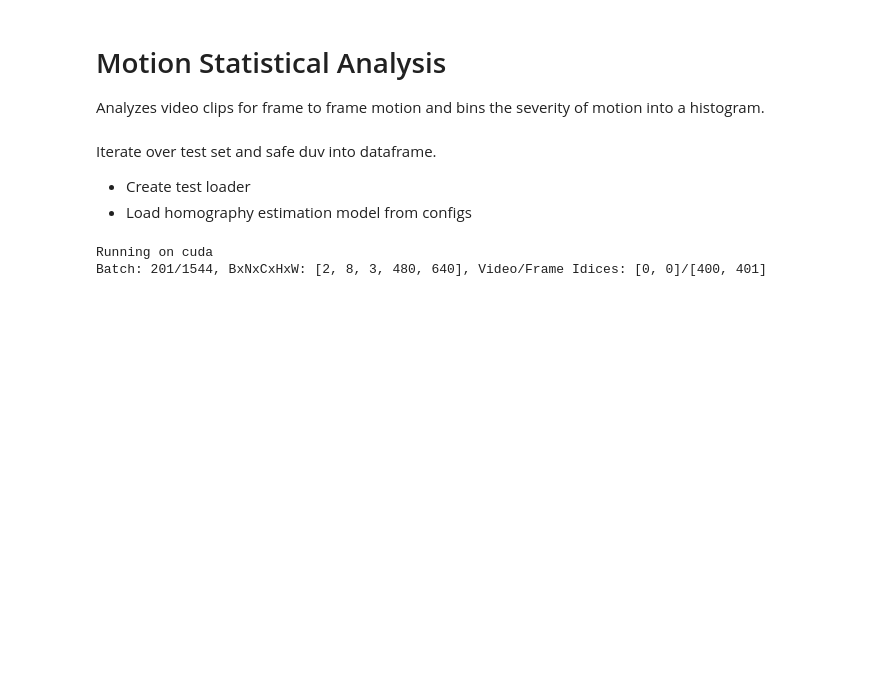
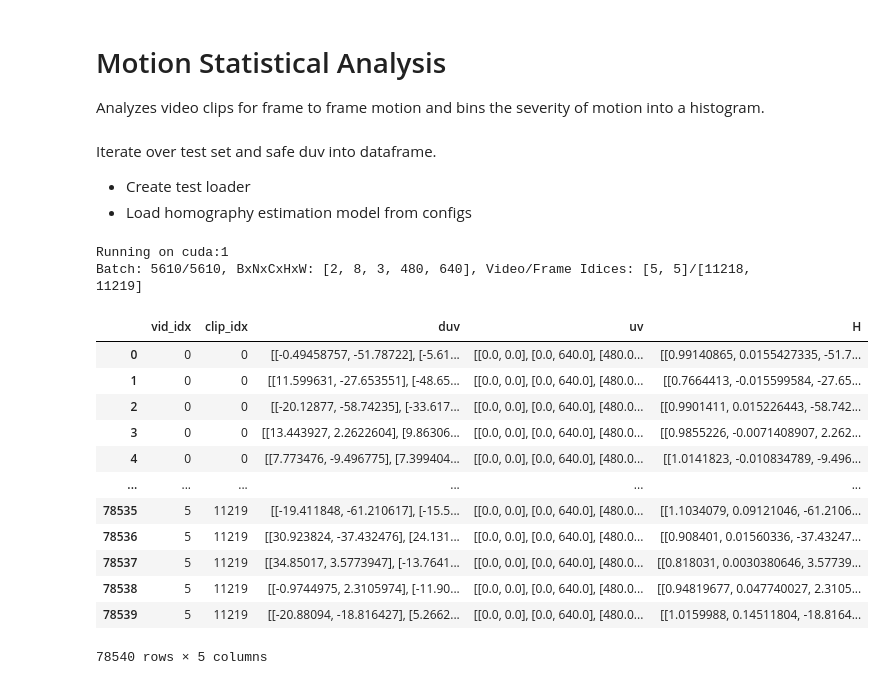
Before and after one commit to RViMLab/MICCAI2023-Camera-Motion-Prediction, a Jupyter notebook: notebooks/21_02_22_motion_statistical_analysis.ipynb, the cells around one changed output. Drawn from its saved outputs; the diff is of its cells as text; code cells hidden in the pictures; blank space fills up the shorter version.

```diff
--- a/notebooks/21_02_22_motion_statistical_analysis.ipynb
+++ b/notebooks/21_02_22_motion_statistical_analysis.ipynb
@@ -14,6 +14,9 @@ import torch
 from dotmap import DotMap
 from torch.utils.data import DataLoader
 from kornia import tensor_to_image, warp_perspective
+import sys
+
+sys.path.append('../')
 
 import lightning_modules
 from datasets import VideoDataset
@@ -23,7 +26,7 @@ from utils.processing import image_edges, four_point_homography_to_matrix, frame
 from utils.viz import yt_alpha_blend
 
 # iterate over test set and safe duv into dataframe
-server = 'local'
+server = 'rvim_server'
 servers = load_yaml('../configs/servers.yml')
 server = DotMap(servers[server])
 
@@ -46,7 +49,8 @@ configs['model']['homography_regression'] = {
 
 configs = DotMap(configs)
 
-meta_df = pd.read_pickle(os.path.join(server.configs.location, configs.data.meta_df))[configs.data.subset_length:configs.data.subset_length+2]
+n_vids = 6
+meta_df = pd.read_pickle(os.path.join(server.configs.location, configs.data.meta_df))[configs.data.subset_length:configs.data.subset_length+n_vids]
 meta_df.train = False  # artificially set to test set
 test_meta_df = meta_df[meta_df.train == False]
 test_video_paths = [os.path.join(server.database.location, row.database, row.file['path'], row.file['name']) for _, row in test_meta_df.iterrows()]
@@ -98,7 +102,7 @@ vid_dl = DataLoader(
 # load model
 device = 'cpu'
 if torch.cuda.is_available():
-    device = 'cuda'
+    device = 'cuda:1'
 print('Running on {}'.format(device))
 torch.set_grad_enabled(False)
 homography_regression = getattr(lightning_modules, configs.model.homography_regression.lightning_module).load_from_checkpoint(
@@ -140,35 +144,48 @@ for batch_idx, batch in enumerate(vid_dl):
     for sample_idx in range(batch_size):
         uvs = image_edges(frames_i[sample_idx])
         Hs = four_point_homography_to_matrix(uvs, duvs[sample_idx])
 
         # iterate sequence
         for duv, uv, H in zip(duvs[sample_idx], uvs, Hs):
             log = {
                 'vid_idx': vid_idc[sample_idx].cpu().item(),
                 'clip_idx': clip_idc[sample_idx].cpu().item(),
                 'duv': duv.cpu().numpy(),
                 'uv': uv.cpu().numpy(),
                 'H': H.cpu().numpy()
             }
 
             log_df = log_df.append(log, ignore_index=True)
 
 #         # viz
 #         wrps = warp_perspective(frames_i[sample_idx], torch.inverse(Hs), frames_i.shape[-2:])
 #         blends = yt_alpha_blend(frames_ips[sample_idx], wrps)
 
 #         for blend in blends:
 #             cv2.imshow('blend', tensor_to_image(blend))
 #             cv2.waitKey()
 
 # cv2.destroyAllWindows()
 
 # log results
 log_df.to_pickle('frame_to_frame_homography_regression.pkl')
 log_df
 # %% [output]
-Running on cuda
-Batch: 201/1544, BxNxCxHxW: [2, 8, 3, 480, 640], Video/Frame Idices: [0, 0]/[400, 401]
+Running on cuda:1
+Batch: 5610/5610, BxNxCxHxW: [2, 8, 3, 480, 640], Video/Frame Idices: [5, 5]/[11218, 11219]
+|  | vid_idx | clip_idx | duv | uv | H |
+| 0 | 0 | 0 | [[-0.49458757, -51.78722], [-5.61... | [[0.0, 0.0], [0.0, 640.0], [480.0... | [[0.99140865, 0.0155427335, -51.7... |
+| 1 | 0 | 0 | [[11.599631, -27.653551], [-48.65... | [[0.0, 0.0], [0.0, 640.0], [480.0... | [[0.7664413, -0.015599584, -27.65... |
+| 2 | 0 | 0 | [[-20.12877, -58.74235], [-33.617... | [[0.0, 0.0], [0.0, 640.0], [480.0... | [[0.9901411, 0.015226443, -58.742... |
+| 3 | 0 | 0 | [[13.443927, 2.2622604], [9.86306... | [[0.0, 0.0], [0.0, 640.0], [480.0... | [[0.9855226, -0.0071408907, 2.262... |
+| 4 | 0 | 0 | [[7.773476, -9.496775], [7.399404... | [[0.0, 0.0], [0.0, 640.0], [480.0... | [[1.0141823, -0.010834789, -9.496... |
+| ... | ... | ... | ... | ... | ... |
+| 78535 | 5 | 11219 | [[-19.411848, -61.210617], [-15.5... | [[0.0, 0.0], [0.0, 640.0], [480.0... | [[1.1034079, 0.09121046, -61.2106... |
+| 78536 | 5 | 11219 | [[30.923824, -37.432476], [24.131... | [[0.0, 0.0], [0.0, 640.0], [480.0... | [[0.908401, 0.01560336, -37.43247... |
+| 78537 | 5 | 11219 | [[34.85017, 3.5773947], [-13.7641... | [[0.0, 0.0], [0.0, 640.0], [480.0... | [[0.818031, 0.0030380646, 3.57739... |
+| 78538 | 5 | 11219 | [[-0.9744975, 2.3105974], [-11.90... | [[0.0, 0.0], [0.0, 640.0], [480.0... | [[0.94819677, 0.047740027, 2.3105... |
+| 78539 | 5 | 11219 | [[-20.88094, -18.816427], [5.2662... | [[0.0, 0.0], [0.0, 640.0], [480.0... | [[1.0159988, 0.14511804, -18.8164... |
+78540 rows × 5 columns
 # %%
 import pandas as pd
 import numpy as np
```
Also changed, not shown: parts of 2 cells of this notebook, 1 other file.
